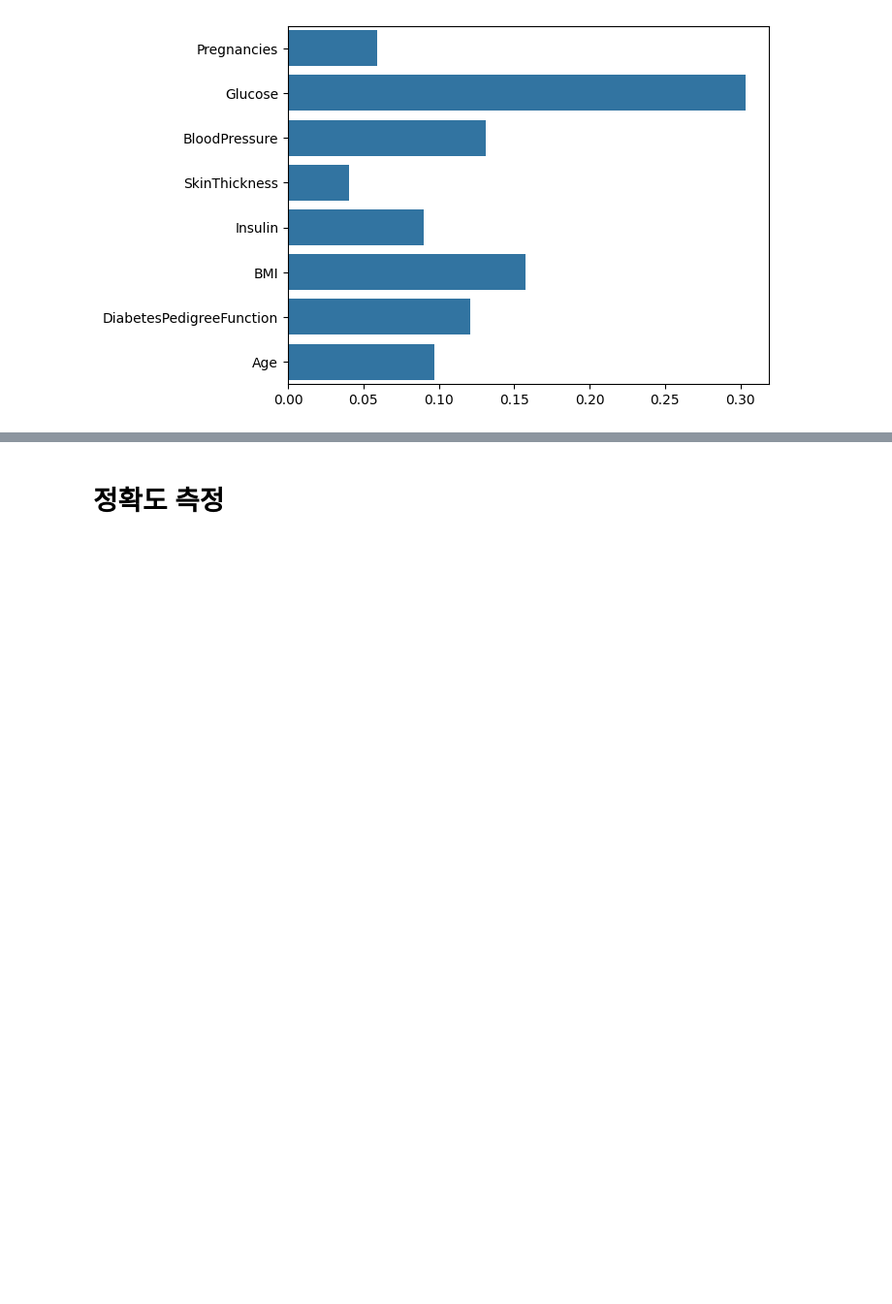
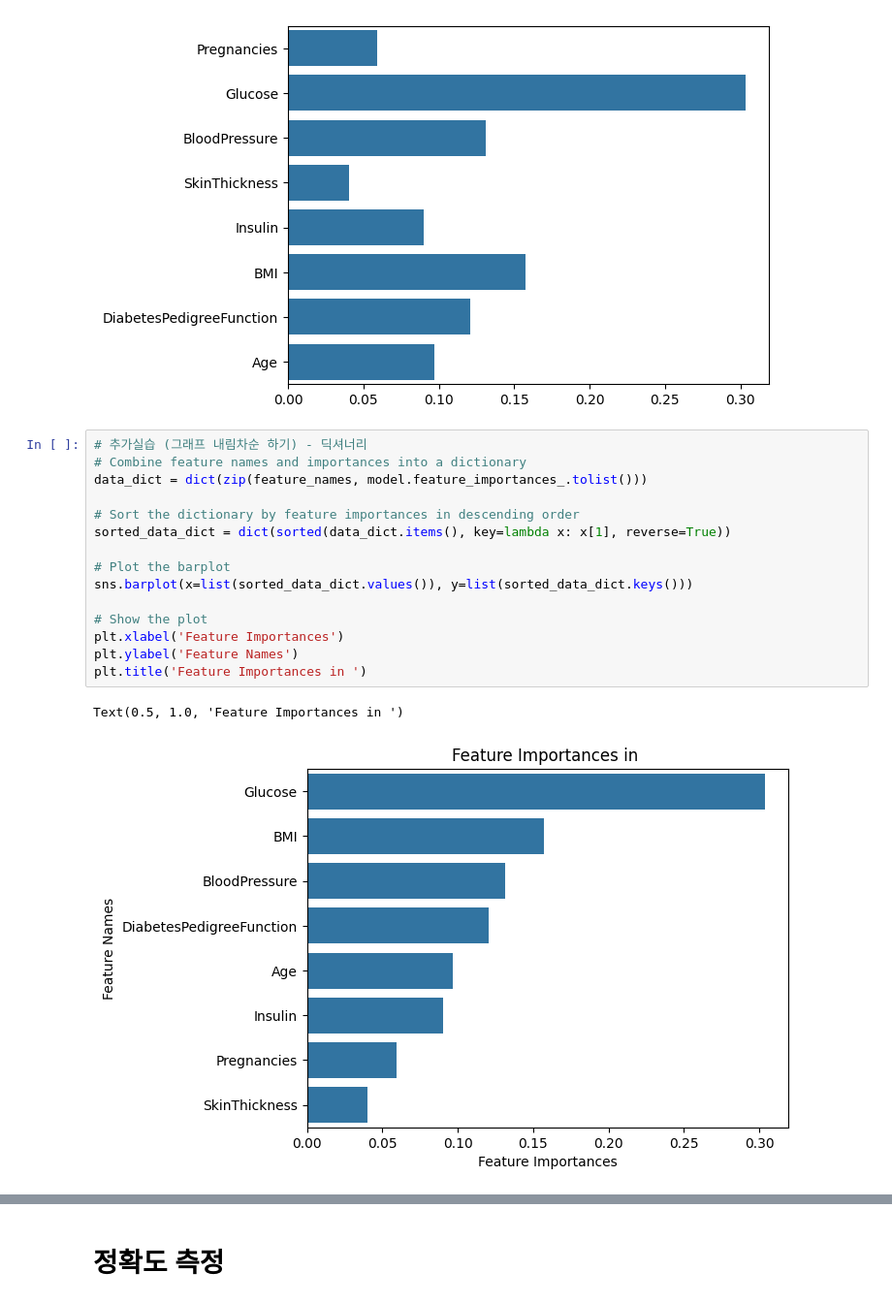
Before and after one commit to KR9268/Boostcource_Scikitlearn, a Jupyter notebook: 2.pimaindian_diabete(classify).ipynb, the cells around one changed output, grey strips where cells are left out. Shown at 97% size. Drawn from its saved outputs; the diff is of its cells as text; blank space fills up the shorter version.

```diff
--- a/2.pimaindian_diabete(classify).ipynb
+++ b/2.pimaindian_diabete(classify).ipynb
@@ -114,3 +114,21 @@ sns.barplot(x=model.feature_importances_, y=feature_names)
 # %% [output]
 <Axes: >
 [figure]
+# %%
+# 추가실습 (그래프 내림차순 하기) - 딕셔너리
+# Combine feature names and importances into a dictionary
+data_dict = dict(zip(feature_names, model.feature_importances_.tolist()))
+
+# Sort the dictionary by feature importances in descending order
+sorted_data_dict = dict(sorted(data_dict.items(), key=lambda x: x[1], reverse=True))
+
+# Plot the barplot
+sns.barplot(x=list(sorted_data_dict.values()), y=list(sorted_data_dict.keys()))
+
+# Show the plot
+plt.xlabel('Feature Importances')
+plt.ylabel('Feature Names')
+plt.title('Feature Importances in ')
+# %% [output]
+Text(0.5, 1.0, 'Feature Importances in ')
+[figure, added]
```
Also changed, not shown: parts of 3 cells of this notebook, 1 other file.
